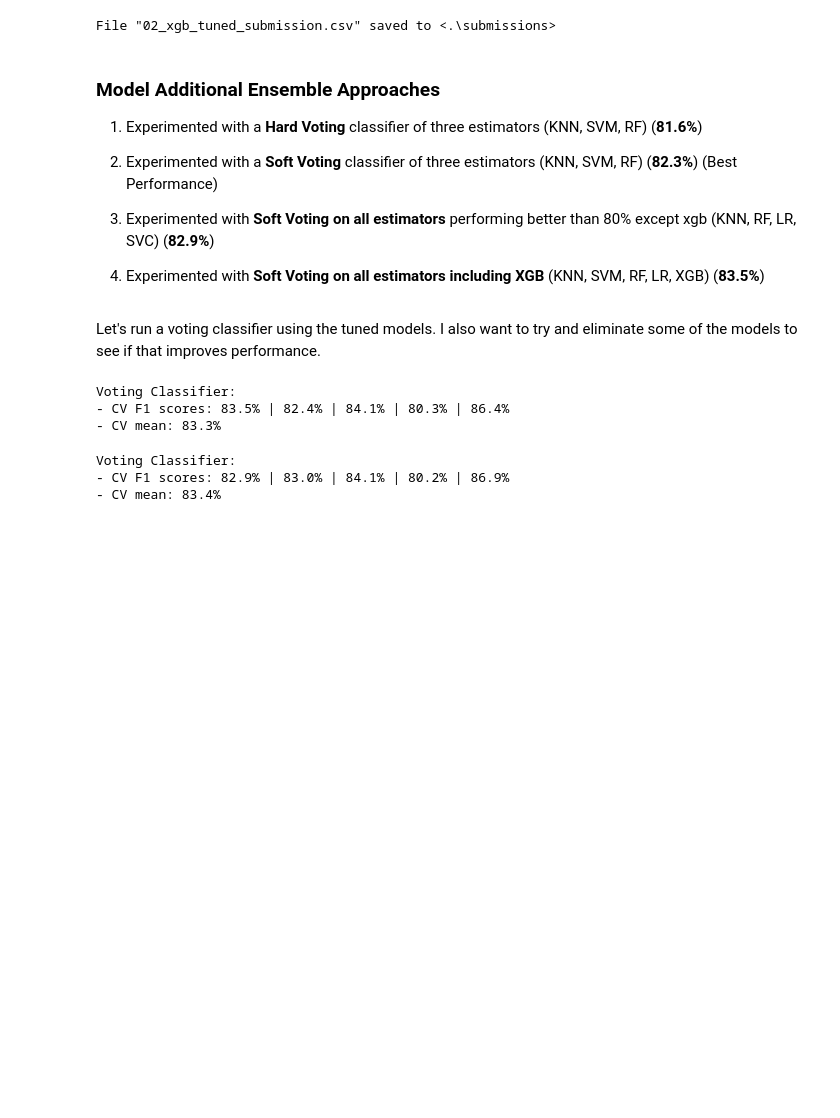
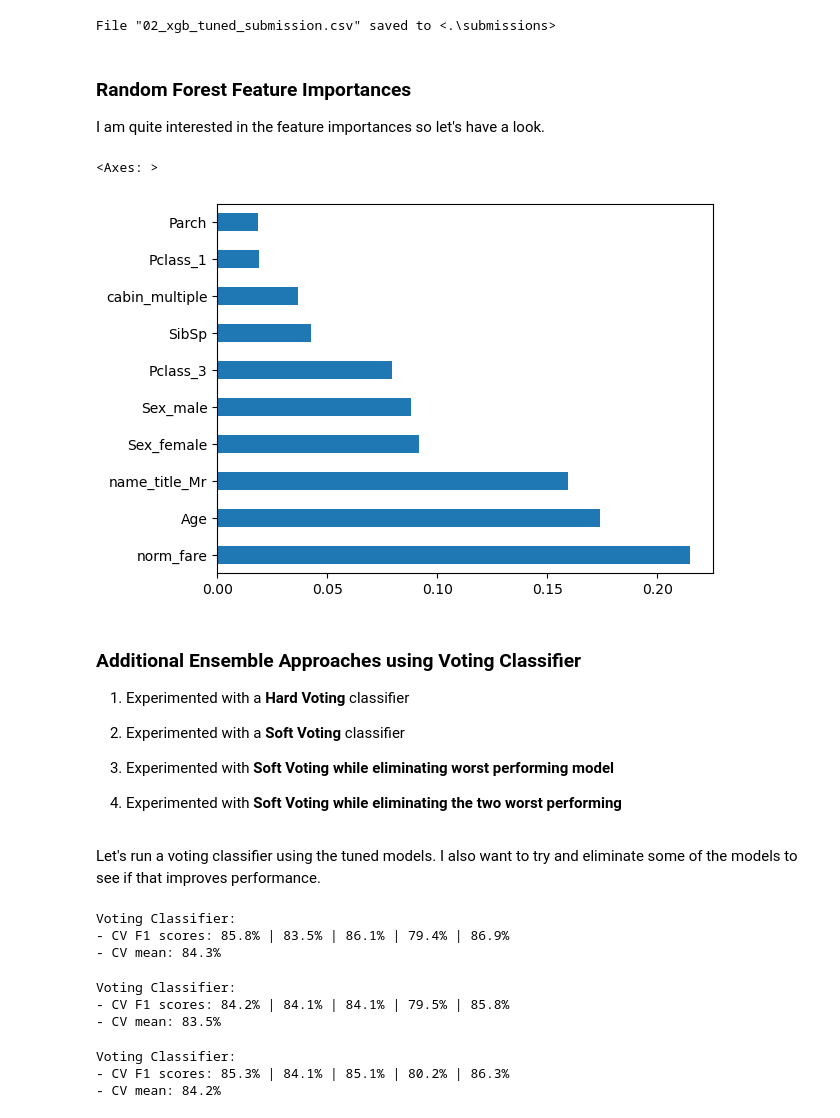
Before and after one commit to JustaKris/Titanic-ML-Kaggle, a Jupyter notebook: notebook/Titanic-Machine-Learning-from-Disaster.ipynb, the cells around one changed output. Drawn from its saved outputs; the diff is of its cells as text; code cells hidden in the pictures; blank space fills up the shorter version.

```diff
--- a/notebook/Titanic-Machine-Learning-from-Disaster.ipynb
+++ b/notebook/Titanic-Machine-Learning-from-Disaster.ipynb
@@ -537,5 +630,6 @@ models = {
     'GaussianNB': GaussianNB(),
     'KNeighbors Classifier': KNeighborsClassifier(),
     'SVC': SVC(probability=True),
-    'XGB Classifier': XGBClassifier(random_state=1)
+    'XGB Classifier': XGBClassifier(random_state=1),
+    'CatBoost Classifier': CatBoostClassifier(silent=True)
 }
@@ -592,4 +693,4 @@ The choice between hard and soft voting often depends on the characteristics of
 # %%
-model_tuples = [(model_name, model) for model_name, model in models.items()]
-voting_clf = VotingClassifier(estimators=model_tuples, voting='soft')
-model_evaluation({'Voting Classifier': voting_clf}, X_train_scaled.values, y_train)
+# Build model
+voting_clf_model_tuples = [(model_name, model) for model_name, model in models.items()]
+voting_clf = VotingClassifier(estimators=voting_clf_model_tuples, voting='soft')
@@ -774,10 +808,5 @@ model_params = {
 # %%
-# Let's see if we can get some increase in accuracy
-tuned_models = model_optimisation(
-    models,
-    X_train_scaled,
-    y_train,
-    model_params
-)
+# Let's see if we can get some increase in performance
+tuned_models = model_optimisation(models, X_train_scaled, y_train, model_params)
 # %% [output]
 Logistic Regression:
@@ -800,5 +828,0 @@ Fitting 5 folds for each of 243 candidates, totalling 1215 fits
-# %%
-# Taking a look at the RandomForest feature importances
-best_rf = tuned_models['Random Forest Classifier'].fit(X_train_scaled, y_train)
-feat_importances = pd.Series(best_rf.feature_importances_, index=X_train_scaled.columns)
-feat_importances.nlargest(20).plot(kind='barh')
@@ -811,31 +836,49 @@ xgb_predictions = tuned_models['XGB Classifier'].predict(X_test_scaled).astype(i
 generate_submissions_csv(xgb_predictions, '02_xgb_tuned_submission.csv')
 # %% [output]
 File "02_xgb_tuned_submission.csv" saved to <.\submissions>
+# %% [markdown]
+### Random Forest Feature Importances
+I am quite interested in the feature importances so let's have a look.
+# %%
+best_rf = tuned_models['Random Forest Classifier'][0].fit(X_train_scaled, y_train)
+feat_importances = pd.Series(best_rf.feature_importances_, index=X_train_scaled.columns)
+feat_importances.nlargest(10).plot(kind='barh')
+# %% [output]
+<Axes: >
+[figure, added]
 # %% [markdown]
-### Model Additional Ensemble Approaches
-1) Experimented with a <b>Hard Voting</b> classifier of three estimators (KNN, SVM, RF) (<b>81.6%</b>)
+### Additional Ensemble Approaches using Voting Classifier
+1) Experimented with a <b>Hard Voting</b> classifier
 
-2) Experimented with a <b>Soft Voting</b> classifier of three estimators (KNN, SVM, RF) (<b>82.3%</b>) (Best Performance)
+2) Experimented with a <b>Soft Voting</b> classifier
 
-3) Experimented with <b>Soft Voting on all estimators</b> performing better than 80% except xgb (KNN, RF, LR, SVC) (<b>82.9%</b>)
+3) Experimented with <b>Soft Voting while eliminating worst performing model</b>
 
-4) Experimented with <b>Soft Voting on all estimators including XGB</b> (KNN, SVM, RF, LR, XGB) (<b>83.5%</b>)
+4) Experimented with <b>Soft Voting while eliminating the two worst performing</b>
 # %% [markdown]
 Let's run a voting classifier using the tuned models. I also want to try and eliminate some of the models to see if that improves performance.
+# %%
+tuned_model_tuples = [(model_name, model[0]) for model_name, model in tuned_models.items()]
+voting_clf_all = VotingClassifier(estimators=tuned_model_tuples, voting='hard')
+_ = model_evaluation({'Voting Classifier': voting_clf_all}, X_train_scaled, y_train)
+# %% [output]
+Voting Classifier:
+- CV F1 scores: 85.8% | 83.5% | 86.1% | 79.4% | 86.9%
+- CV mean: 84.3%
 # %%
-tuned_model_tuples = [(model_name, model) for model_name, model in tuned_models.items() if model_name not in ['Logistic Regression', 'KNeighbors Classifier']]
+tuned_model_tuples = [(model_name, model[0]) for model_name, model in tuned_models.items()]
 voting_clf_all = VotingClassifier(estimators=tuned_model_tuples, voting='soft')
-model_evaluation({'Voting Classifier': voting_clf_all}, X_train_scaled, y_train)
+_ = model_evaluation({'Voting Classifier': voting_clf_all}, X_train_scaled, y_train)
 # %% [output]
 Voting Classifier:
-- CV F1 scores: 83.5% | 82.4% | 84.1% | 80.3% | 86.4%
-- CV mean: 83.3%
+- CV F1 scores: 84.2% | 84.1% | 84.1% | 79.5% | 85.8%
+- CV mean: 83.5%
 # %%
-tuned_model_tuples = [(model_name, model) for model_name, model in tuned_models.items() if model_name not in ['Logistic Regression']]
-voting_clf_no_lr = VotingClassifier(estimators=tuned_model_tuples, voting='soft')
-model_evaluation({'Voting Classifier': voting_clf_no_lr}, X_train_scaled, y_train)
+tuned_model_tuples = [(model_name, model[0]) for model_name, model in tuned_models.items() if model_name not in ['Logistic Regression']]
+voting_clf_all = VotingClassifier(estimators=tuned_model_tuples, voting='soft')
+_ = model_evaluation({'Voting Classifier': voting_clf_all}, X_train_scaled, y_train)
 # %% [output]
 Voting Classifier:
-- CV F1 scores: 82.9% | 83.0% | 84.1% | 80.2% | 86.9%
-- CV mean: 83.4%
+- CV F1 scores: 85.3% | 84.1% | 85.1% | 80.2% | 86.3%
+- CV mean: 84.2%
 # %%
```
Also changed, not shown: parts of 45 cells of this notebook, 10 other files.
